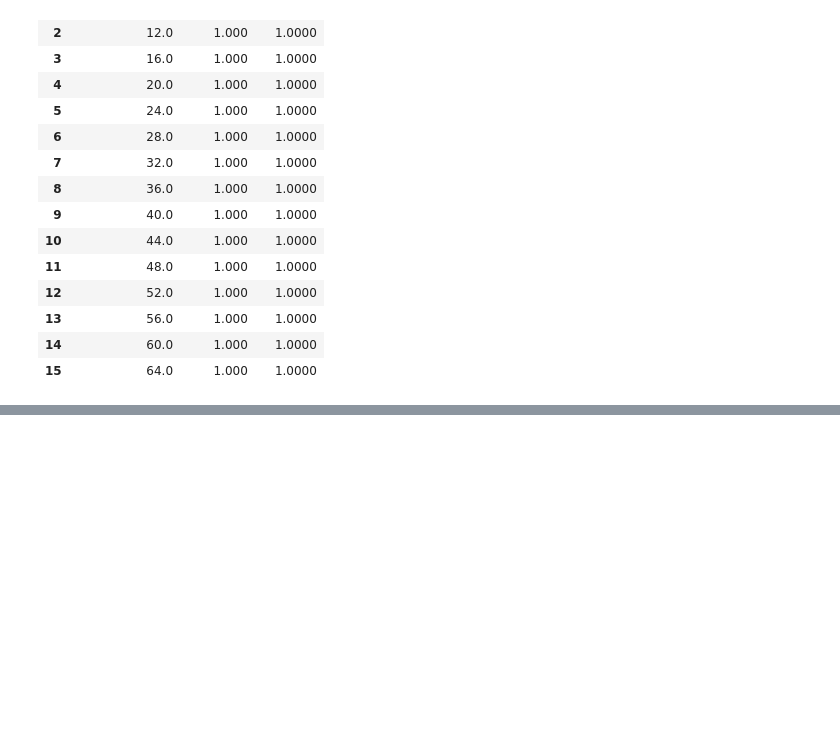
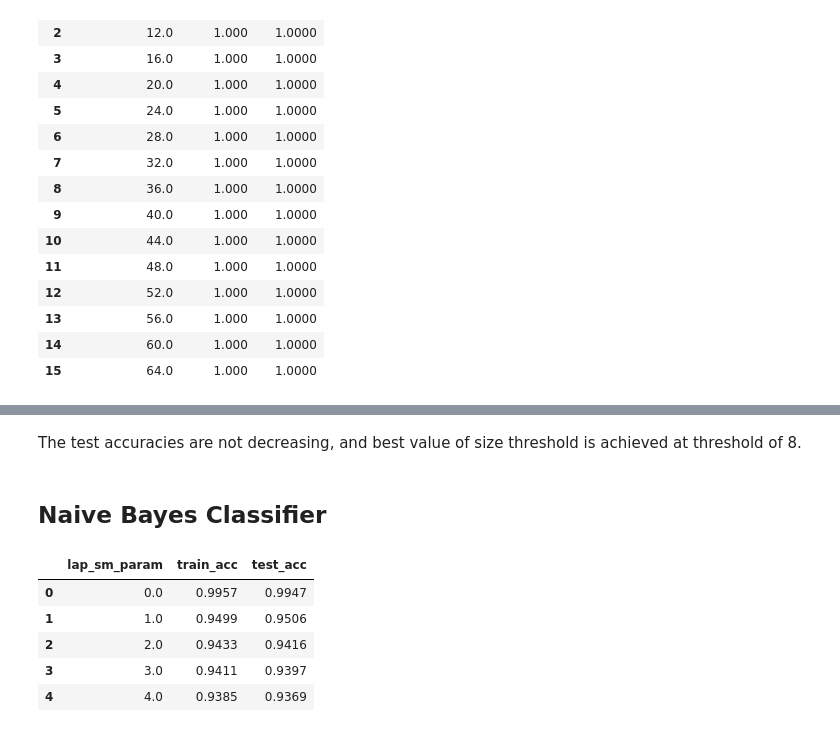
Before and after one commit to JishnuNair/dmg2, a Jupyter notebook: solutions/p3.ipynb, the cells around one changed output, grey strips where cells are left out. Saved outputs shown, nothing was run; the diff lists cells and outputs as text; code cells hidden in the pictures; blank space fills up the shorter version.

```diff
--- a/solutions/p3.ipynb
+++ b/solutions/p3.ipynb
@@ -80,0 +90,19 @@ plt.show();
+# %% [markdown]
+The test accuracies are not decreasing, and best value of size threshold is achieved at threshold of 8.
+# %% [markdown]
+## Naive Bayes Classifier
+# %%
+nb_accuracies = pd.DataFrame(columns=['lap_sm_param','train_acc','test_acc'])
+for lap_sm_param in range(0,51):
+    nb_clf = MultinomialNB(alpha=lap_sm_param).fit(X_vector,Y_train)
+    train_acc = np.round(nb_clf.score(X_vector,Y_train),4)
+    test_acc = np.round(nb_clf.score(X_test_vector,Y_test),4)
+    nb_accuracies = nb_accuracies.append({'lap_sm_param' : lap_sm_param,'train_acc' : train_acc,'test_acc' : test_acc},ignore_index=True)
+nb_accuracies.head()
+# %% [output]
+|  | lap_sm_param | train_acc | test_acc |
+| 0 | 0.0 | 0.9957 | 0.9947 |
+| 1 | 1.0 | 0.9499 | 0.9506 |
+| 2 | 2.0 | 0.9433 | 0.9416 |
+| 3 | 3.0 | 0.9411 | 0.9397 |
+| 4 | 4.0 | 0.9385 | 0.9369 |
```
Also changed, not shown: parts of 9 cells of this notebook.
